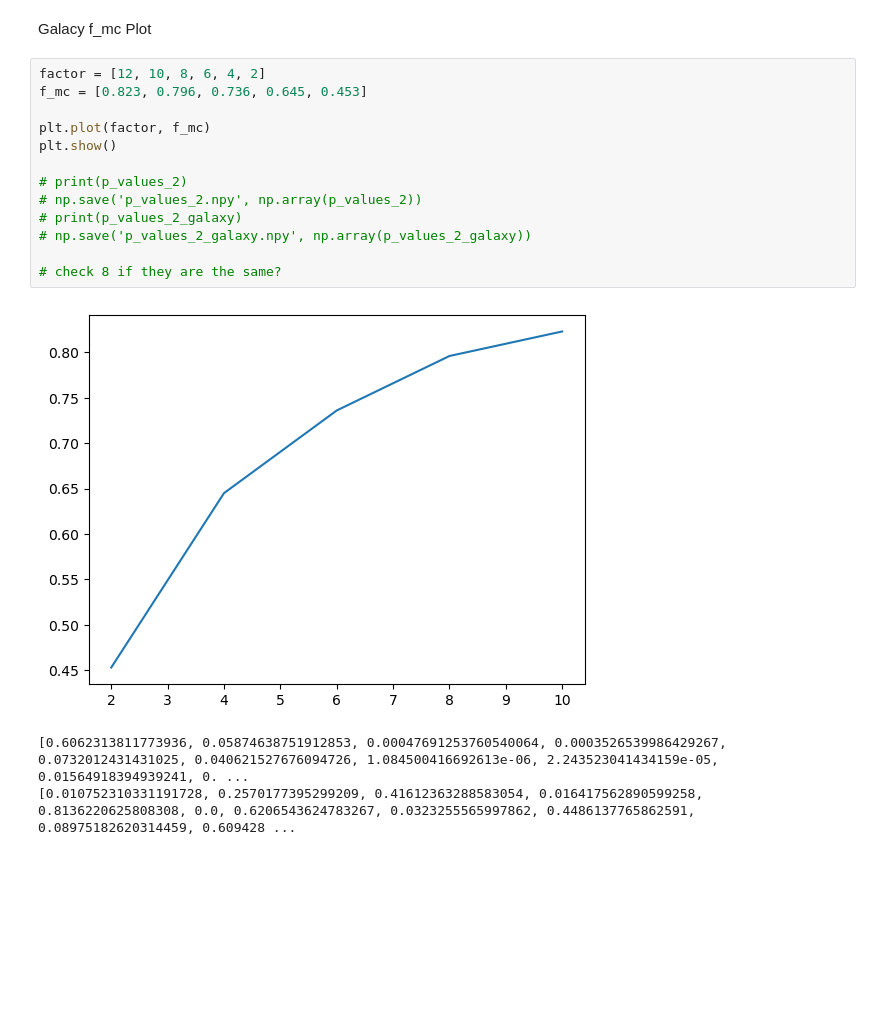
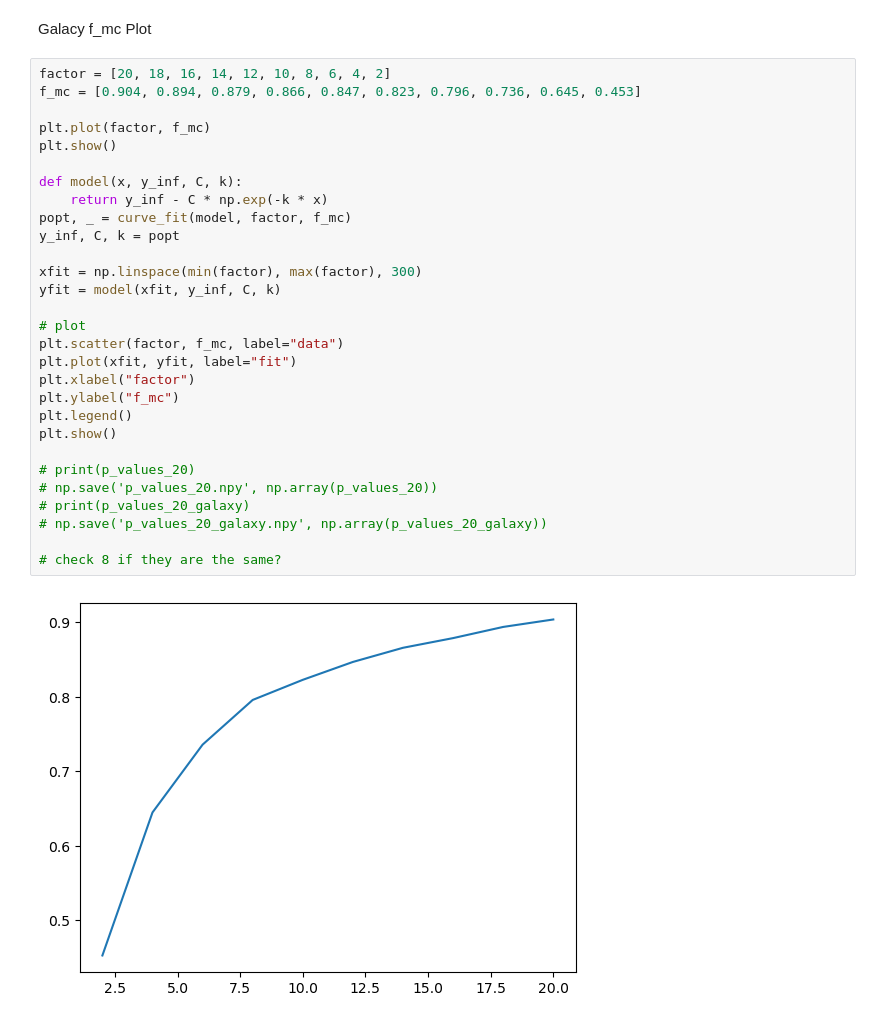
Before and after one commit to HaydenTedrake/HPV_project, a Jupyter notebook: Results/Forecast/foreCraterII+HVS14.ipynb, the cells around one changed output. Saved outputs shown, nothing was run; the diff lists cells and outputs as text; blank space fills up the shorter version.

```diff
--- a/Results/Forecast/foreCraterII+HVS14.ipynb
+++ b/Results/Forecast/foreCraterII+HVS14.ipynb
@@ -277,19 +349,33 @@ count: 453
 # %% [markdown]
 Galacy f_mc Plot
 # %%
-factor = [12, 10, 8, 6, 4, 2]
-f_mc = [0.823, 0.796, 0.736, 0.645, 0.453]
+factor = [20, 18, 16, 14, 12, 10, 8, 6, 4, 2]
+f_mc = [0.904, 0.894, 0.879, 0.866, 0.847, 0.823, 0.796, 0.736, 0.645, 0.453]
 
 plt.plot(factor, f_mc)
 plt.show()
 
-# print(p_values_2)
-# np.save('p_values_2.npy', np.array(p_values_2))
-# print(p_values_2_galaxy)
-# np.save('p_values_2_galaxy.npy', np.array(p_values_2_galaxy))
+def model(x, y_inf, C, k):
+    return y_inf - C * np.exp(-k * x)
+popt, _ = curve_fit(model, factor, f_mc)
+y_inf, C, k = popt
+
+xfit = np.linspace(min(factor), max(factor), 300)
+yfit = model(xfit, y_inf, C, k)
+
+# plot
+plt.scatter(factor, f_mc, label="data")
+plt.plot(xfit, yfit, label="fit")
+plt.xlabel("factor")
+plt.ylabel("f_mc")
+plt.legend()
+plt.show()
+
+# print(p_values_20)
+# np.save('p_values_20.npy', np.array(p_values_20))
+# print(p_values_20_galaxy)
+# np.save('p_values_20_galaxy.npy', np.array(p_values_20_galaxy))
 
 # check 8 if they are the same?
 # %% [output]
-[figure, old version]
+[figure, new version]
-[0.6062313811773936, 0.05874638751912853, 0.00047691253760540064, 0.0003526539986429267, 0.0732012431431025, 0.040621527676094726, 1.084500416692613e-06, 2.243523041434159e-05, 0.01564918394939241, 0. ...
-[0.010752310331191728, 0.2570177395299209, 0.41612363288583054, 0.016417562890599258, 0.8136220625808308, 0.0, 0.6206543624783267, 0.0323255565997862, 0.4486137765862591, 0.08975182620314459, 0.609428 ...
```
Also changed, not shown: parts of 9 cells of this notebook, 10 other files.
